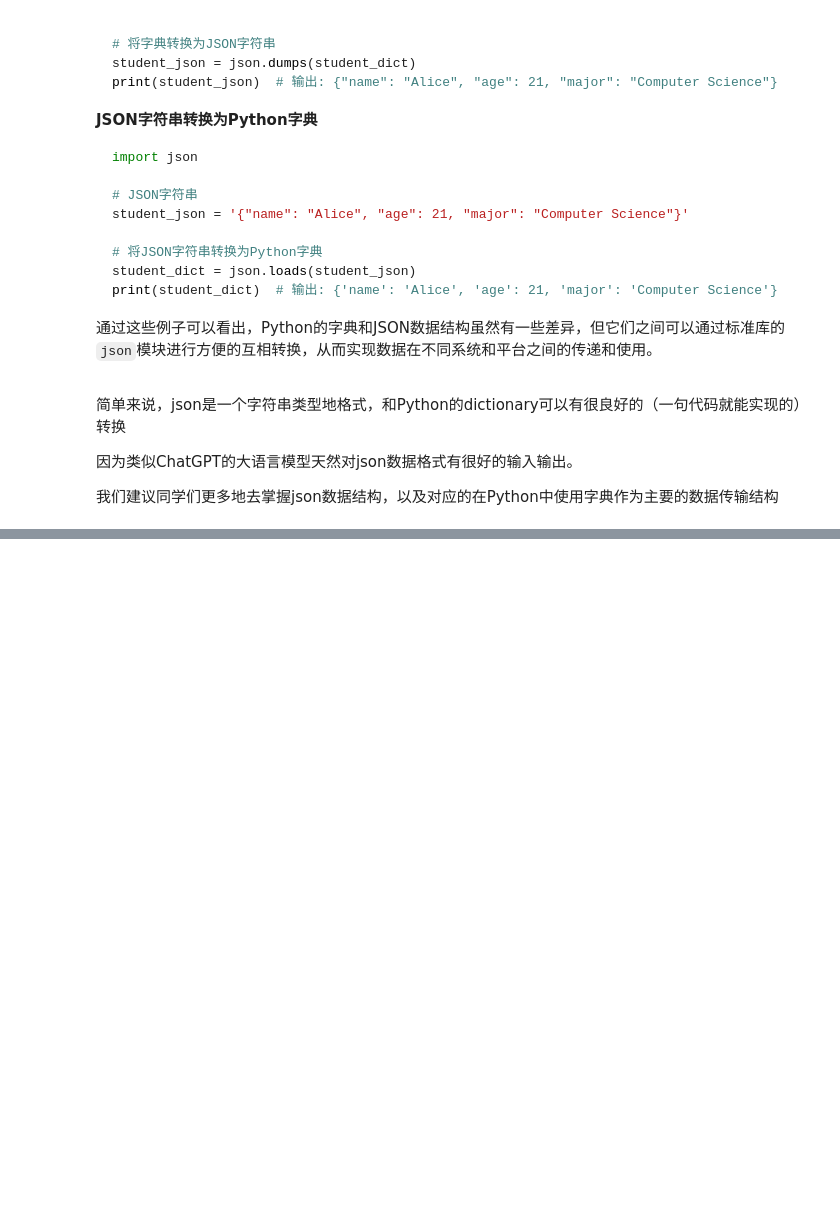
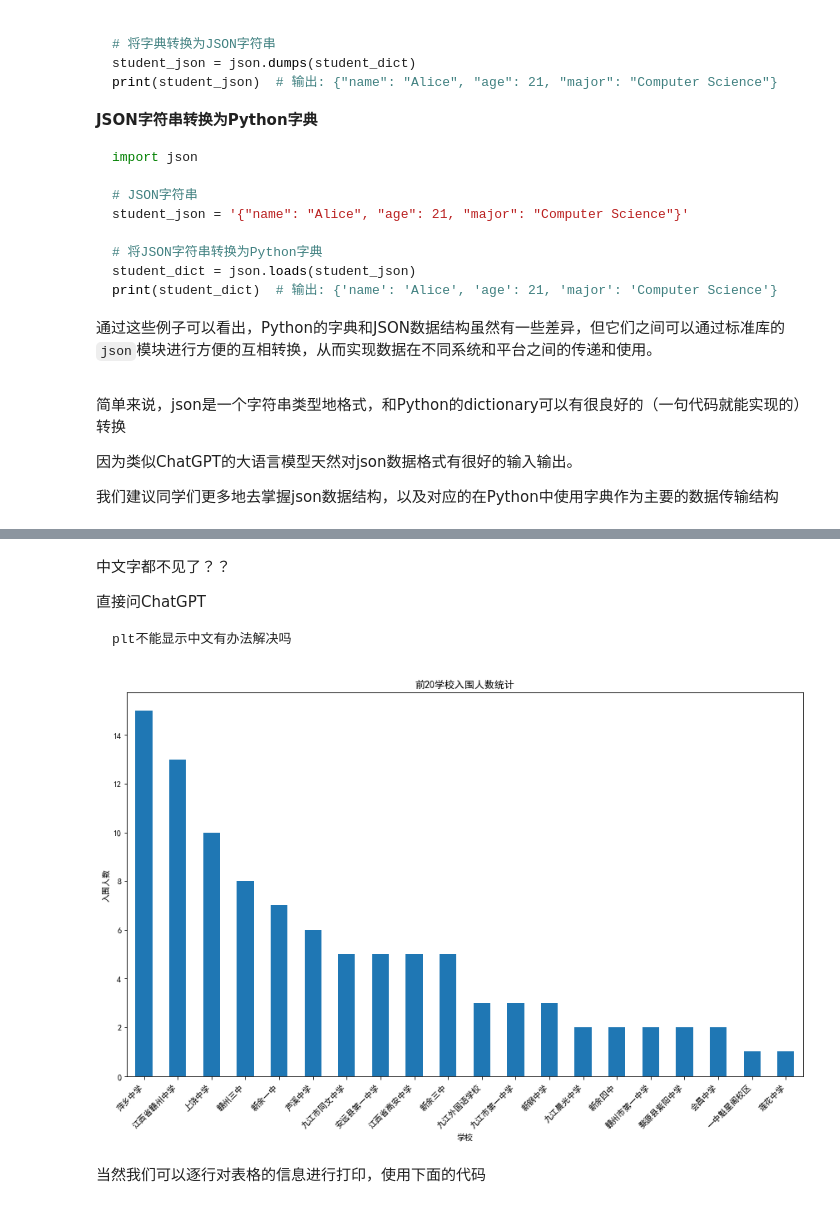
Before and after one commit to LC1332/Learn-Python-with-GPT, a Jupyter notebook: 4_String, List, Tuple, Sets.ipynb, the cells around one changed output, grey strips where cells are left out. Cells and saved outputs as stored; diff of their text form; code cells hidden in the pictures; folded sections open; blank space fills up the shorter version.

````diff
--- a/4_String, List, Tuple, Sets.ipynb
+++ b/4_String, List, Tuple, Sets.ipynb
@@ -481,0 +561,37 @@ ImportError: Pandas requires version '2.0.1' or newer of 'xlrd' (version '1.2.0'
+# %% [markdown]
+中文字都不见了？？
+
+直接问ChatGPT
+
+```
+plt不能显示中文有办法解决吗
+```
+# %%
+import pandas as pd
+import matplotlib.pyplot as plt
+import matplotlib.font_manager as fm
+
+
+
+# 取人数前20多的学校
+top_20_schools = school_counts.head(20)
+
+# 设置中文字体
+# 这里使用 SimHei 字体，可以根据自己的系统安装情况选择合适的字体
+plt.rcParams['font.sans-serif'] = ['SimHei']
+plt.rcParams['axes.unicode_minus'] = False
+
+# 创建条形图
+plt.figure(figsize=(12, 8))
+top_20_schools.plot(kind='bar')
+plt.title('前20学校入围人数统计')
+plt.xlabel('学校')
+plt.ylabel('入围人数')
+plt.xticks(rotation=45, ha='right')
+plt.tight_layout()
+
+# 显示图表
+# %% [output]
+[figure, added]
+# %% [markdown]
+当然我们可以逐行对表格的信息进行打印，使用下面的代码
````
Also changed, not shown: parts of 9 cells of this notebook.
